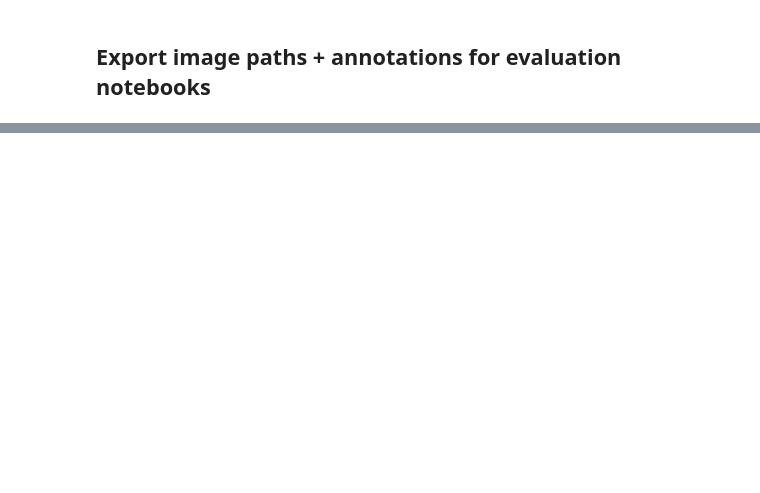
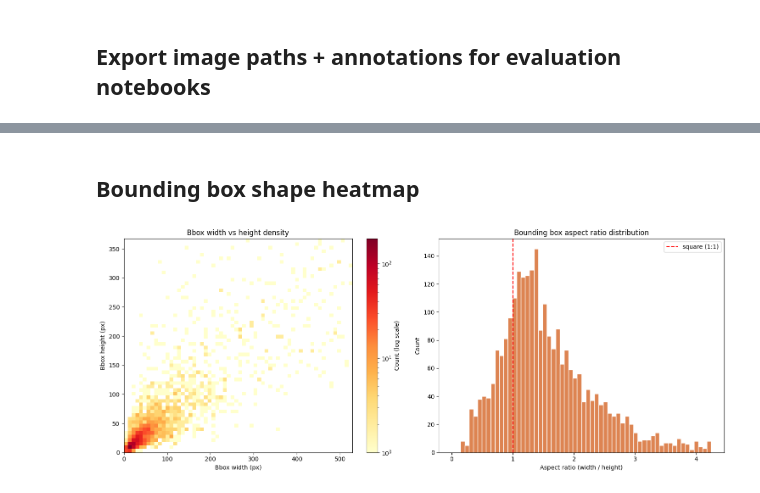
Before and after one commit to DanyloTs/diploma, a Jupyter notebook: notebooks/dataset_exploration.ipynb, the cells around one changed output, grey strips where cells are left out. Drawn from its saved outputs; the diff is of its cells as text; code cells hidden in the pictures; blank space fills up the shorter version.

```diff
--- a/notebooks/dataset_exploration.ipynb
+++ b/notebooks/dataset_exploration.ipynb
@@ -144,0 +232,43 @@ annotations_df.head()
+# %% [markdown]
+## Bounding box shape heatmap
+# %%
+all_widths, all_heights = [], []
+
+for sample in dataset:
+    if not sample.ground_truth:
+        continue
+    img = Image.open(sample.filepath)
+    w, h = img.size
+    for det in sample.ground_truth.detections:
+        if det.label not in VEHICLE_CLASSES:
+            continue
+        all_widths.append(det.bounding_box[2] * w)
+        all_heights.append(det.bounding_box[3] * h)
+
+clip_w = np.percentile(all_widths, 98)
+clip_h = np.percentile(all_heights, 98)
+
+fig, axes = plt.subplots(1, 2, figsize=(15, 6))
+
+h2d = axes[0].hist2d(all_widths, all_heights, bins=60, cmap="YlOrRd",
+                     norm=plt.matplotlib.colors.LogNorm(),
+                     range=[[0, clip_w], [0, clip_h]])
+plt.colorbar(h2d[3], ax=axes[0], label="Count (log scale)")
+axes[0].set_xlabel("Bbox width (px)")
+axes[0].set_ylabel("Bbox height (px)")
+axes[0].set_title("Bbox width vs height density")
+
+aspect_ratios = np.array(all_widths) / (np.array(all_heights) + 1e-6)
+axes[1].hist(aspect_ratios, bins=60, color="#DD8452", edgecolor="white",
+             range=(0, np.percentile(aspect_ratios, 98)))
+axes[1].axvline(1.0, color="red", linestyle="--", label="square (1:1)")
+axes[1].set_xlabel("Aspect ratio (width / height)")
+axes[1].set_ylabel("Count")
+axes[1].set_title("Bounding box aspect ratio distribution")
+axes[1].legend()
+
+plt.tight_layout()
+plt.savefig(os.path.join(DATASET_DIR, "bbox_shape_heatmap.png"), dpi=150, bbox_inches="tight")
+plt.show()
+# %% [output]
+[figure, added]
```
Also changed, not shown: parts of 14 cells of this notebook, 7 other files.
